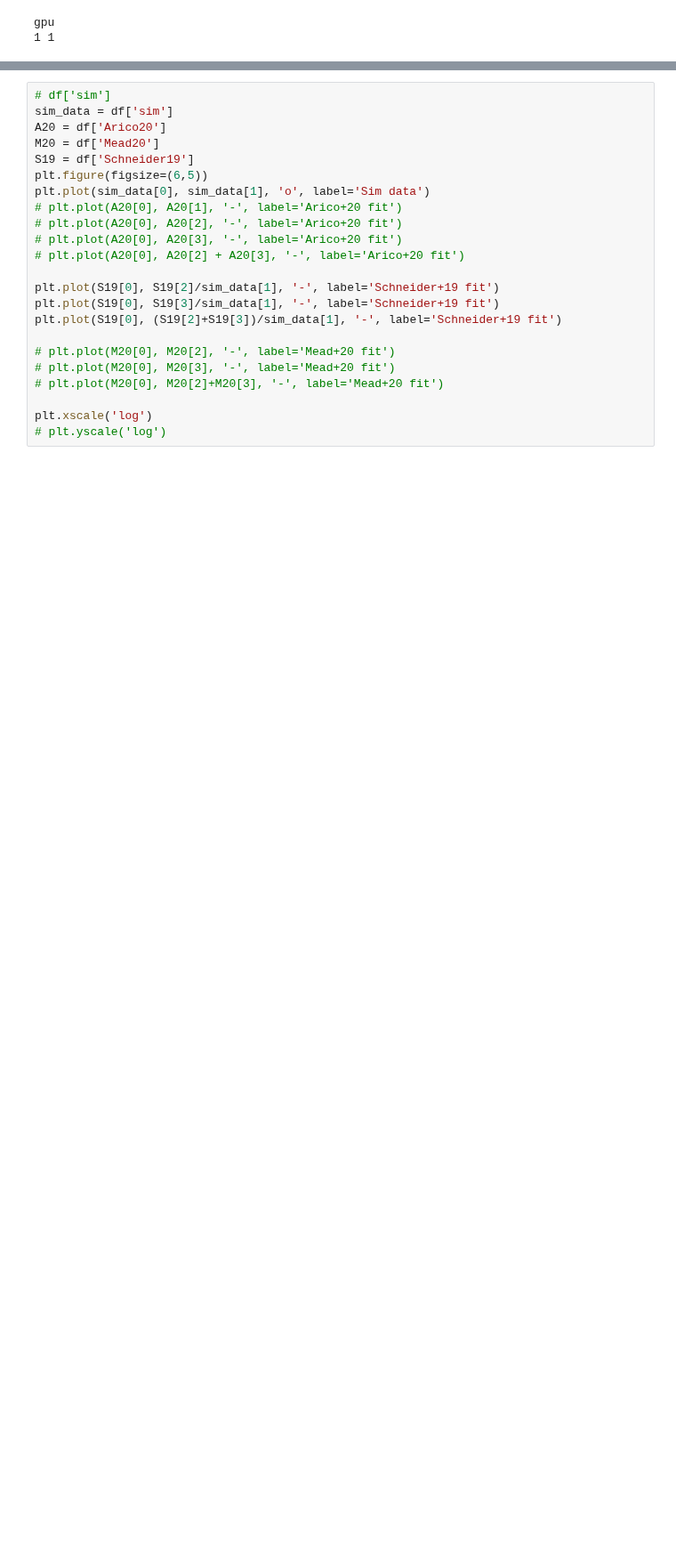
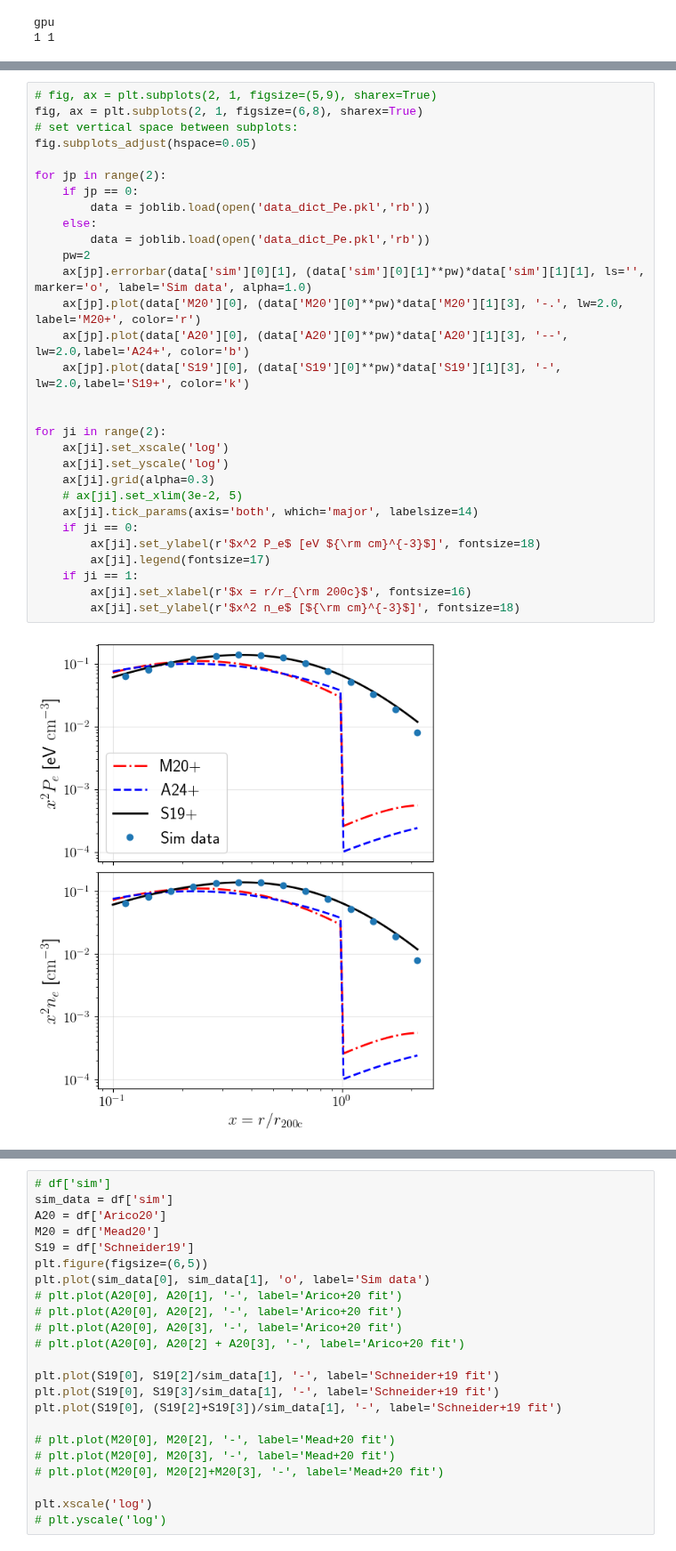
Before and after one commit to shivampcosmo/GODMAX, a Jupyter notebook: notebooks/Pge/make_pk_transition_plots.ipynb, the cells around one changed output, grey strips where cells are left out. Shown at 89% size. Cells and saved outputs as stored; diff of their text form; blank space fills up the shorter version.

```diff
--- a/notebooks/Pge/make_pk_transition_plots.ipynb
+++ b/notebooks/Pge/make_pk_transition_plots.ipynb
@@ -57,0 +111,32 @@ dict_keys(['Mead20', 'Schneider19', 'Arico20', 'sim'])
+# %%
+# fig, ax = plt.subplots(2, 1, figsize=(5,9), sharex=True)
+fig, ax = plt.subplots(2, 1, figsize=(6,8), sharex=True)
+# set vertical space between subplots:
+fig.subplots_adjust(hspace=0.05)
+
+for jp in range(2):
+    if jp == 0:
+        data = joblib.load(open('data_dict_Pe.pkl','rb'))
+    else:
+        data = joblib.load(open('data_dict_Pe.pkl','rb'))
+    pw=2
+    ax[jp].errorbar(data['sim'][0][1], (data['sim'][0][1]**pw)*data['sim'][1][1], ls='', marker='o', label='Sim data', alpha=1.0)
+    ax[jp].plot(data['M20'][0], (data['M20'][0]**pw)*data['M20'][1][3], '-.', lw=2.0, label='M20+', color='r')
+    ax[jp].plot(data['A20'][0], (data['A20'][0]**pw)*data['A20'][1][3], '--', lw=2.0,label='A24+', color='b')
+    ax[jp].plot(data['S19'][0], (data['S19'][0]**pw)*data['S19'][1][3], '-', lw=2.0,label='S19+', color='k')
+
+
+for ji in range(2):
+    ax[ji].set_xscale('log')
+    ax[ji].set_yscale('log')
+    ax[ji].grid(alpha=0.3)
+    # ax[ji].set_xlim(3e-2, 5)
+    ax[ji].tick_params(axis='both', which='major', labelsize=14)
+    if ji == 0:
+        ax[ji].set_ylabel(r'$x^2 P_e$ [eV ${\rm cm}^{-3}$]', fontsize=18)
+        ax[ji].legend(fontsize=17)
+    if ji == 1:
+        ax[ji].set_xlabel(r'$x = r/r_{\rm 200c}$', fontsize=16)
+        ax[ji].set_ylabel(r'$x^2 n_e$ [${\rm cm}^{-3}$]', fontsize=18)
+# %% [output]
+[figure, added]
```
Also changed, not shown: parts of 9 cells of this notebook, 15 other files.
